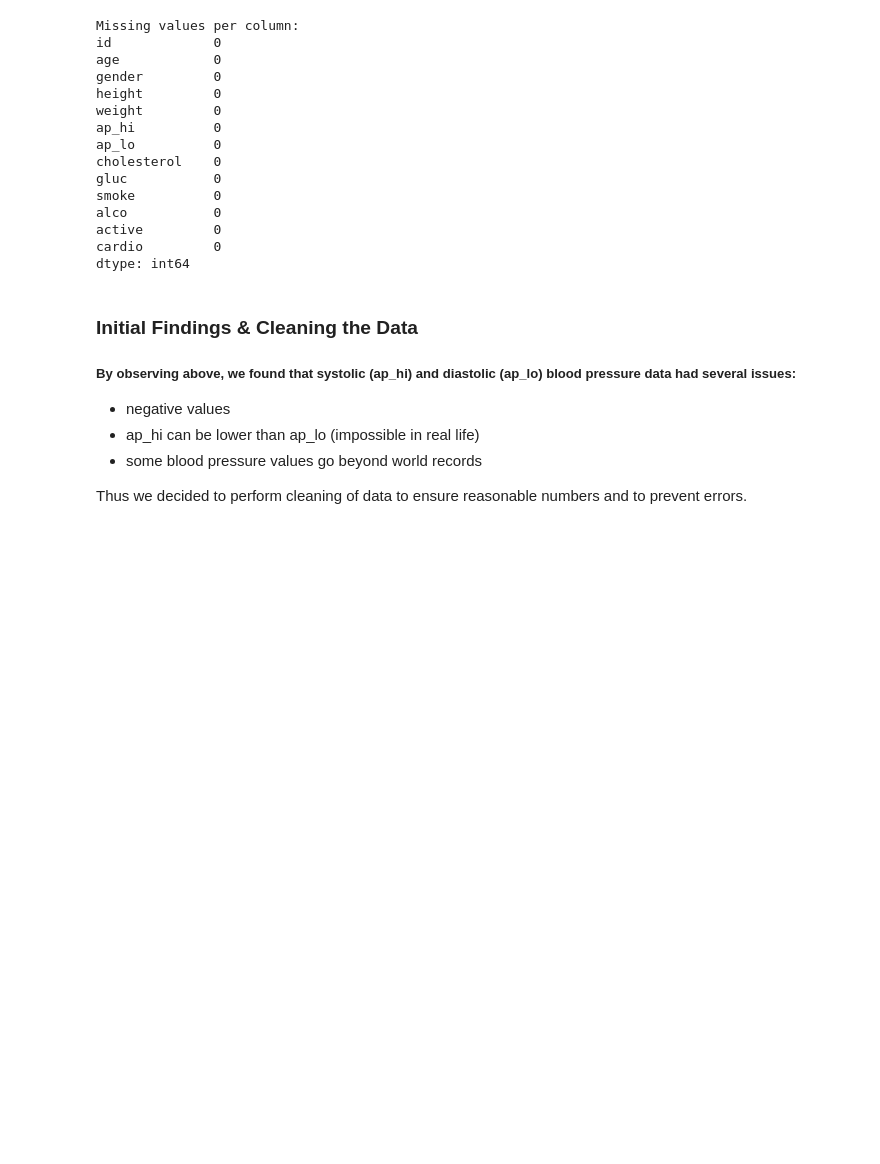
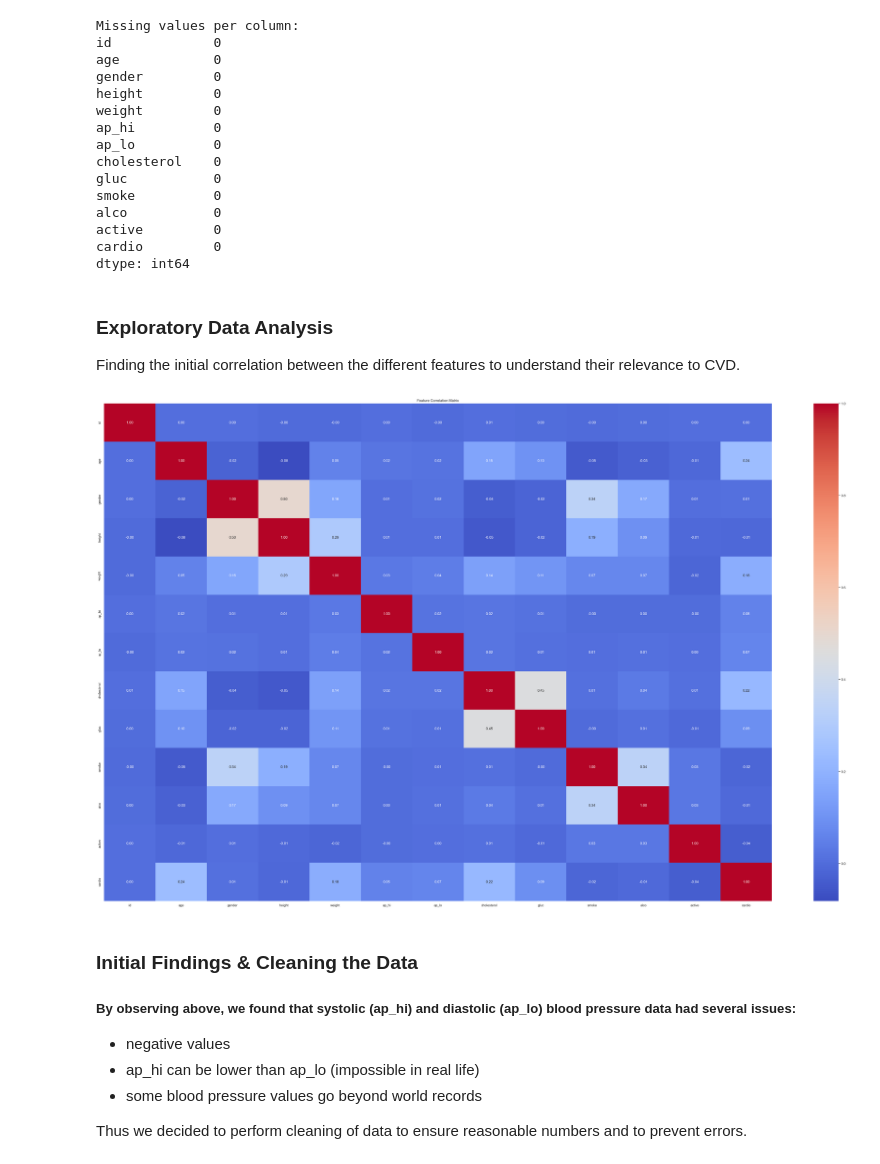
Before and after one commit to DCHAI003/IE0005, a Jupyter notebook: CardioVascular.ipynb, the cells around one changed output. Saved outputs shown, nothing was run; the diff lists cells and outputs as text; code cells hidden in the pictures; blank space fills up the shorter version.

```diff
--- a/CardioVascular.ipynb
+++ b/CardioVascular.ipynb
@@ -83,6 +83,18 @@ alco           0
 active         0
 cardio         0
 dtype: int64
+# %% [markdown]
+### Exploratory Data Analysis
+Finding the initial correlation between the different features to understand their relevance to CVD.
+# %%
+## Correlation Matrix
+plt.figure(figsize=(50, 30))
+sb.heatmap(cardiodata.corr(), annot=True, cmap='coolwarm', fmt=".2f")
+plt.title("Feature Correlation Matrix")
+plt.show()
+# Strong positive correlation between features like ap_hi and cardio indicates medical relevance (e.g., high BP → high CVD risk).
+# %% [output]
+[figure, added]
 # %% [markdown]
 ### Initial Findings & Cleaning the Data
 ##### By observing above, we found that systolic (ap_hi) and diastolic (ap_lo) blood pressure data had several issues:
```
Also changed, not shown: parts of 10 cells of this notebook, 1 other file.
